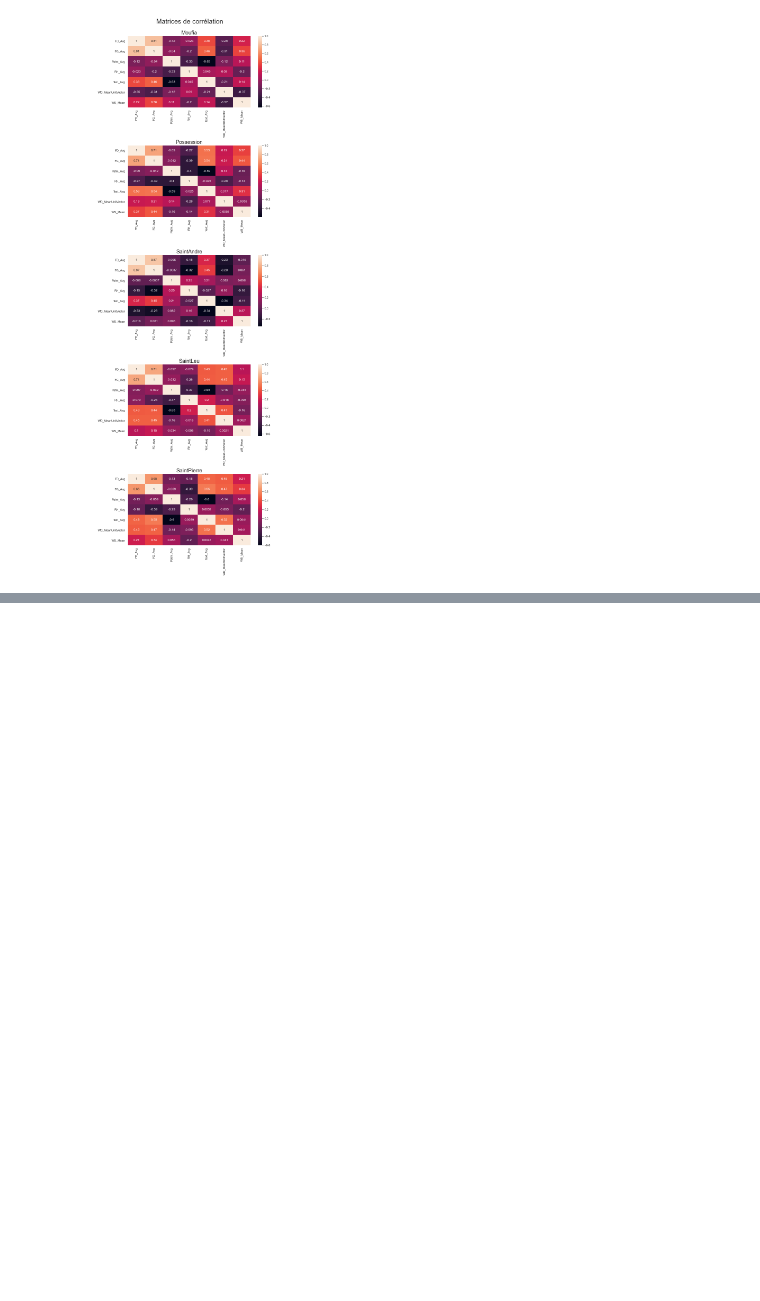
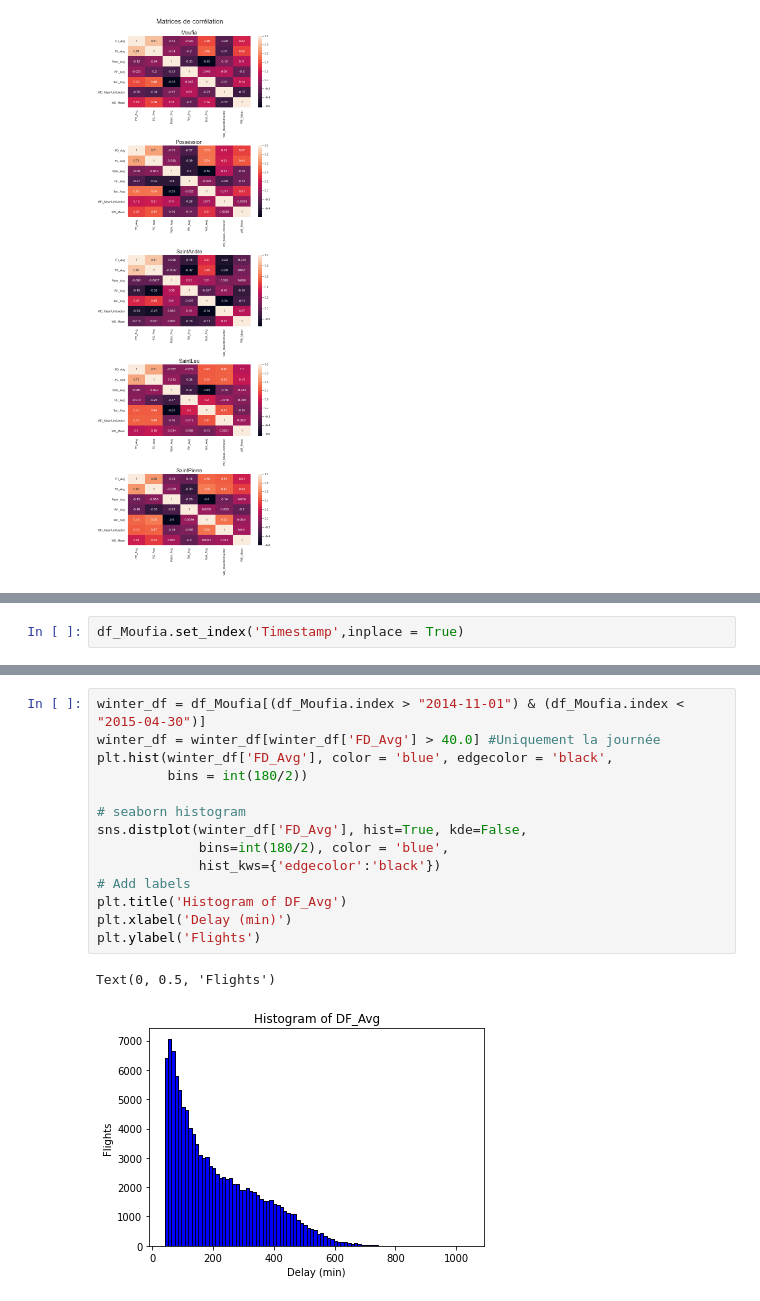
Before and after one commit to anhtu7/FouilleDeDonnees_projet, a Jupyter notebook: visualisation.ipynb, the cells around one changed output, grey strips where cells are left out. Cells and saved outputs as stored; diff of their text form; blank space fills up the shorter version.

```diff
--- a/visualisation.ipynb
+++ b/visualisation.ipynb
@@ -72,0 +84,2 @@ sns.boxplot(y=df_Moufia["FD_Avg"])
+# %%
+df_Moufia.set_index('Timestamp',inplace = True)
@@ -72,0 +98,17 @@ sns.boxplot(y=df_Moufia["FD_Avg"])
+# %%
+winter_df = df_Moufia[(df_Moufia.index > "2014-11-01") & (df_Moufia.index < "2015-04-30")]
+winter_df = winter_df[winter_df['FD_Avg'] > 40.0] #Uniquement la journée
+plt.hist(winter_df['FD_Avg'], color = 'blue', edgecolor = 'black',
+         bins = int(180/2))
+
+# seaborn histogram
+sns.distplot(winter_df['FD_Avg'], hist=True, kde=False,
+             bins=int(180/2), color = 'blue',
+             hist_kws={'edgecolor':'black'})
+# Add labels
+plt.title('Histogram of DF_Avg')
+plt.xlabel('Delay (min)')
+plt.ylabel('Flights')
+# %% [output]
+Text(0, 0.5, 'Flights')
+[figure, added]
```
Also changed, not shown: parts of 4 cells of this notebook, 10 other files.
